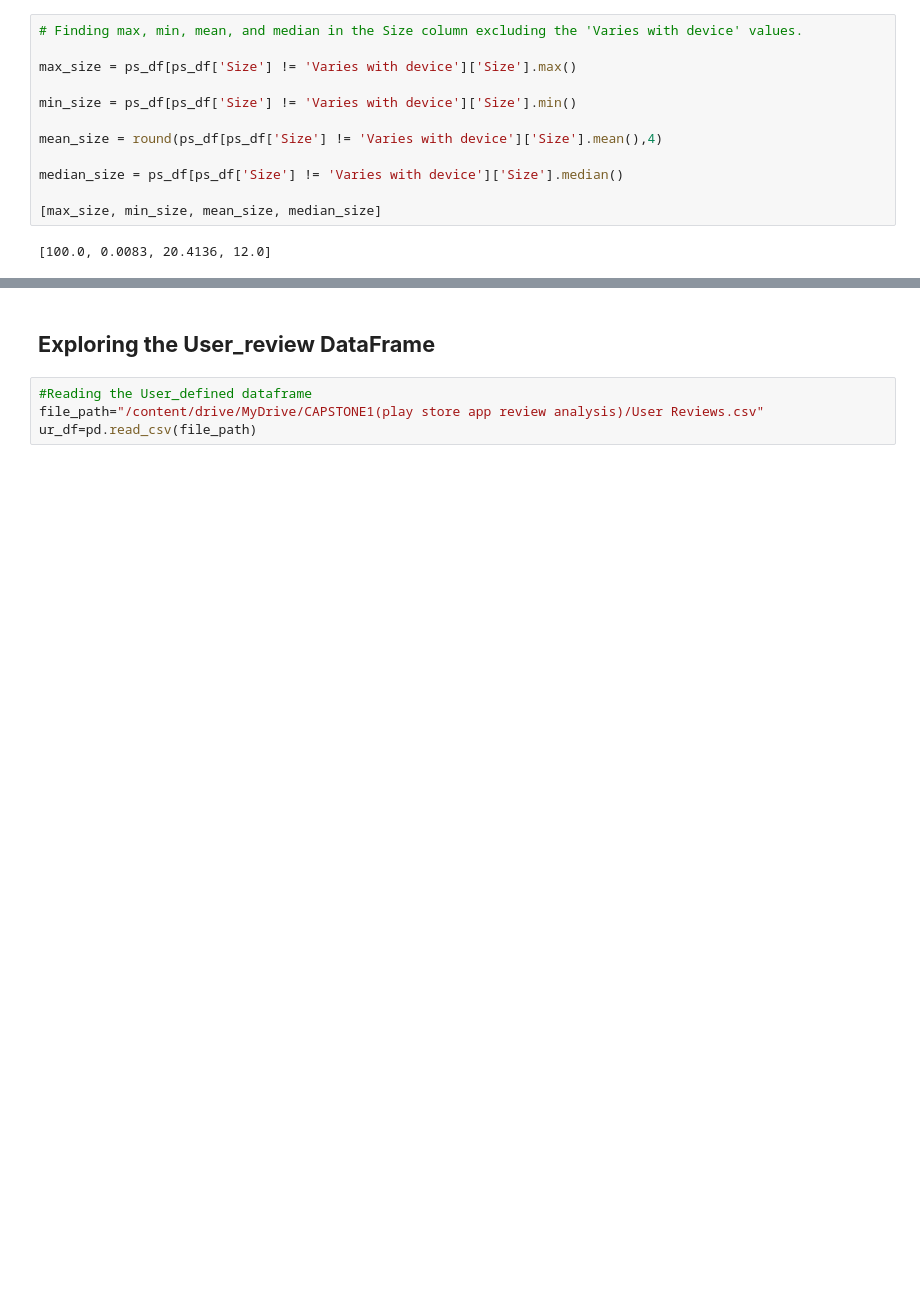
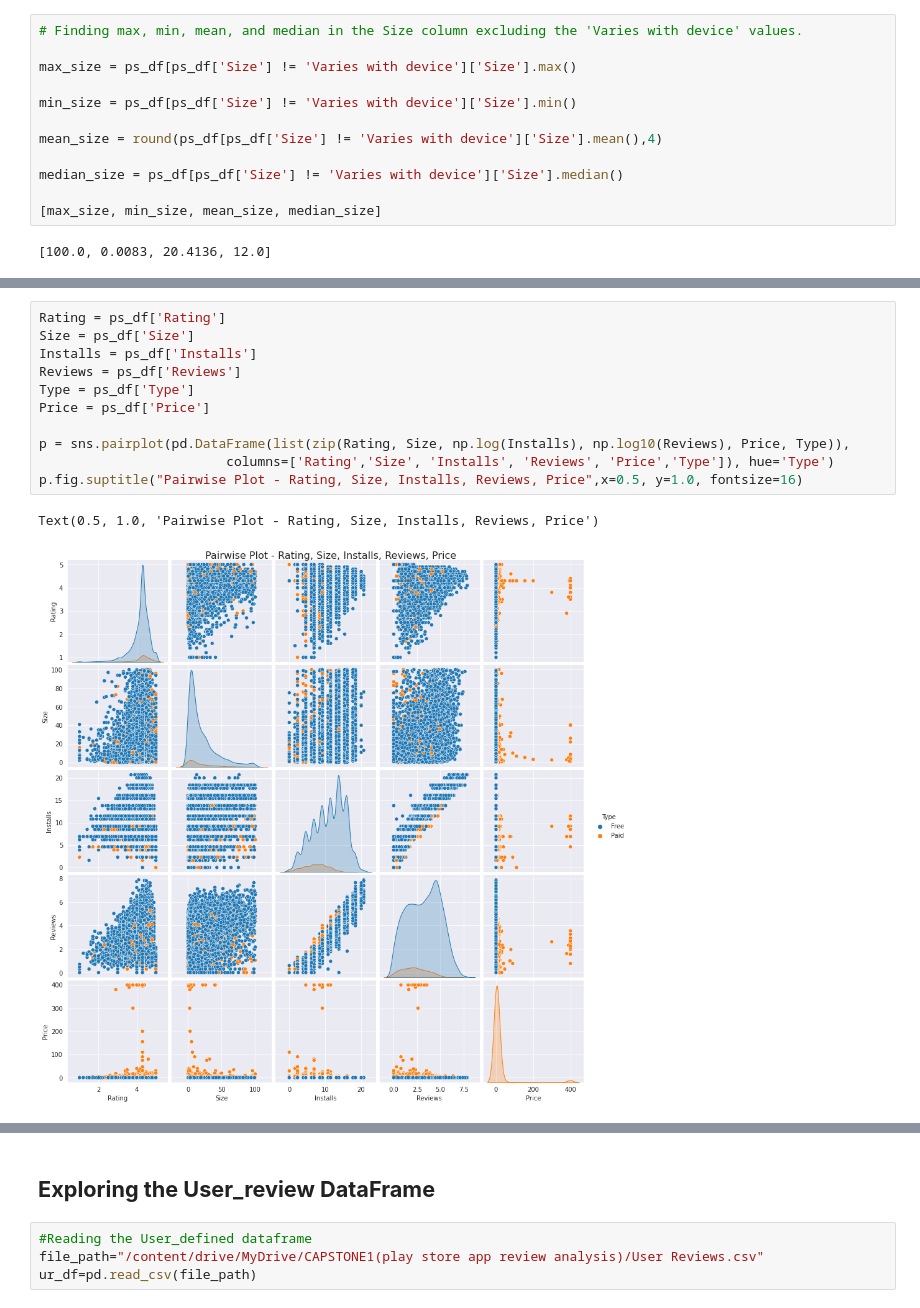
Before and after one commit to sumaiyasiddiqa/Play-store-app-review-analysis, a Jupyter notebook: Play_Store_App_Review_Analysis_(Sumaiya_Siddiqa).ipynb, the cells around one changed output, grey strips where cells are left out. Cells and saved outputs as stored; diff of their text form; blank space fills up the shorter version.

```diff
--- a/Play_Store_App_Review_Analysis_(Sumaiya_Siddiqa).ipynb
+++ b/Play_Store_App_Review_Analysis_(Sumaiya_Siddiqa).ipynb
@@ -615,0 +620,14 @@ median_size = ps_df[ps_df['Size'] != 'Varies with device']['Size'].median()
+# %%
+Rating = ps_df['Rating']
+Size = ps_df['Size']
+Installs = ps_df['Installs']
+Reviews = ps_df['Reviews']
+Type = ps_df['Type']
+Price = ps_df['Price']
+
+p = sns.pairplot(pd.DataFrame(list(zip(Rating, Size, np.log(Installs), np.log10(Reviews), Price, Type)),
+                        columns=['Rating','Size', 'Installs', 'Reviews', 'Price','Type']), hue='Type')
+p.fig.suptitle("Pairwise Plot - Rating, Size, Installs, Reviews, Price",x=0.5, y=1.0, fontsize=16)
+# %% [output]
+Text(0.5, 1.0, 'Pairwise Plot - Rating, Size, Installs, Reviews, Price')
+[figure, added]
```
Also changed, not shown: parts of 58 cells of this notebook.
